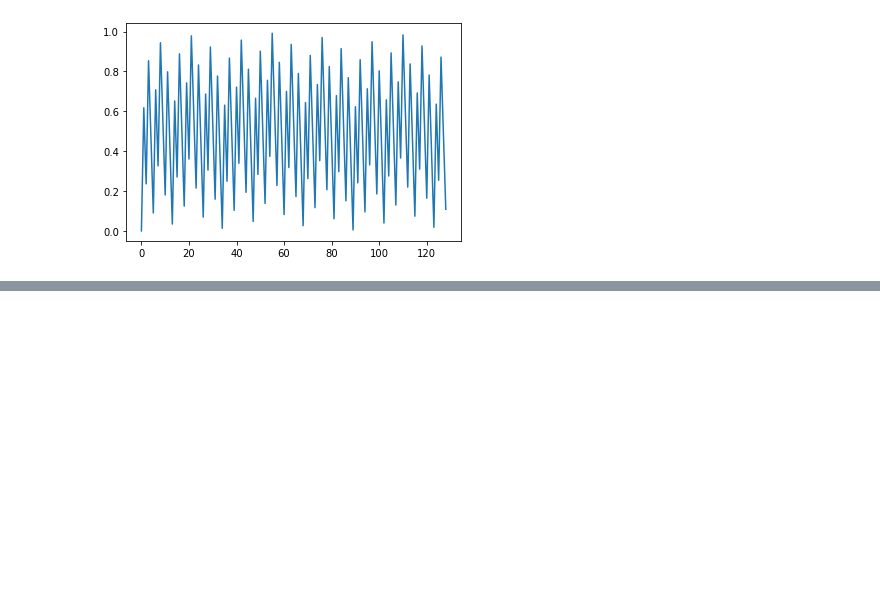
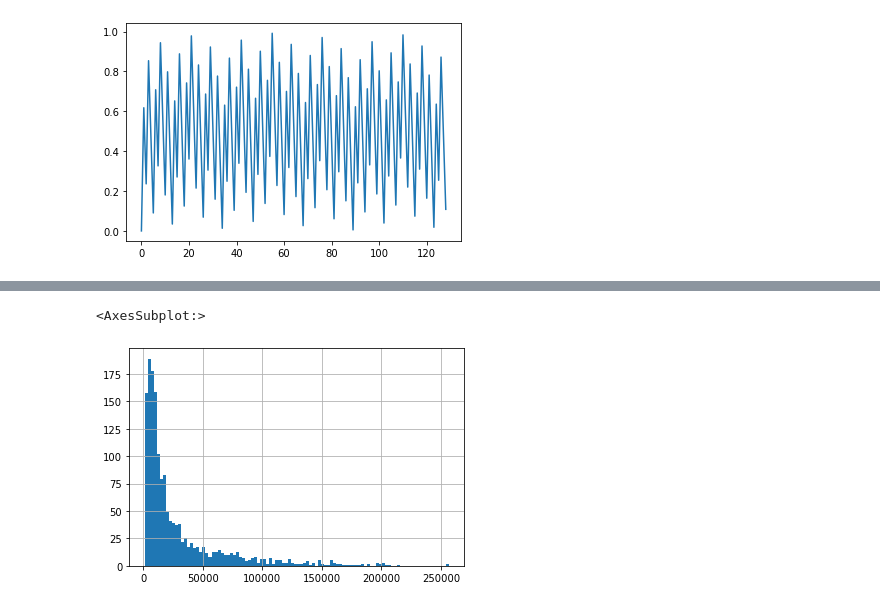
Before and after one commit to ImagingLectures/Quantitative-Big-Imaging-2021, a Jupyter notebook: Lectures/Lecture-07/PlayGround-07.ipynb, the cells around one changed output, grey strips where cells are left out. Saved outputs shown, nothing was run; the diff lists cells and outputs as text; code cells hidden in the pictures; blank space fills up the shorter version.

```diff
--- a/Lectures/Lecture-07/PlayGround-07.ipynb
+++ b/Lectures/Lecture-07/PlayGround-07.ipynb
@@ -205,0 +305,6 @@ plt.plot(hsv[:,0])
+# %%
+grains = rp[(rp['fg']==True) & (rp['small']==False)]
+grains['area'].hist(bins=100)
+# %% [output]
+<AxesSubplot:>
+[figure, added]
```
Also changed, not shown: parts of 23 cells of this notebook, 2 other files.
